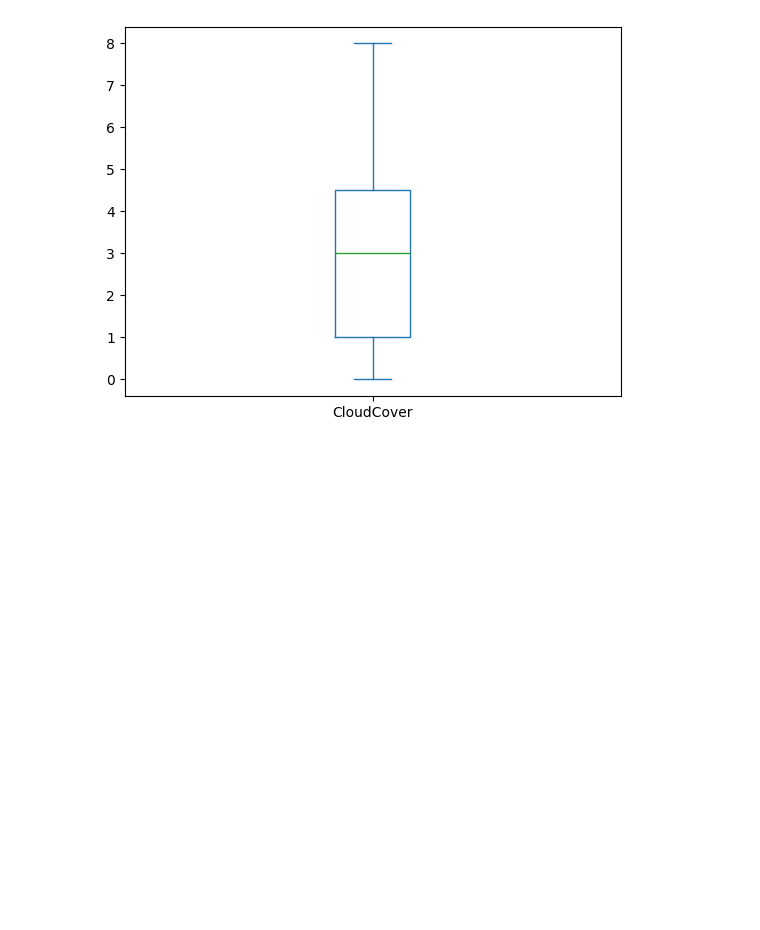
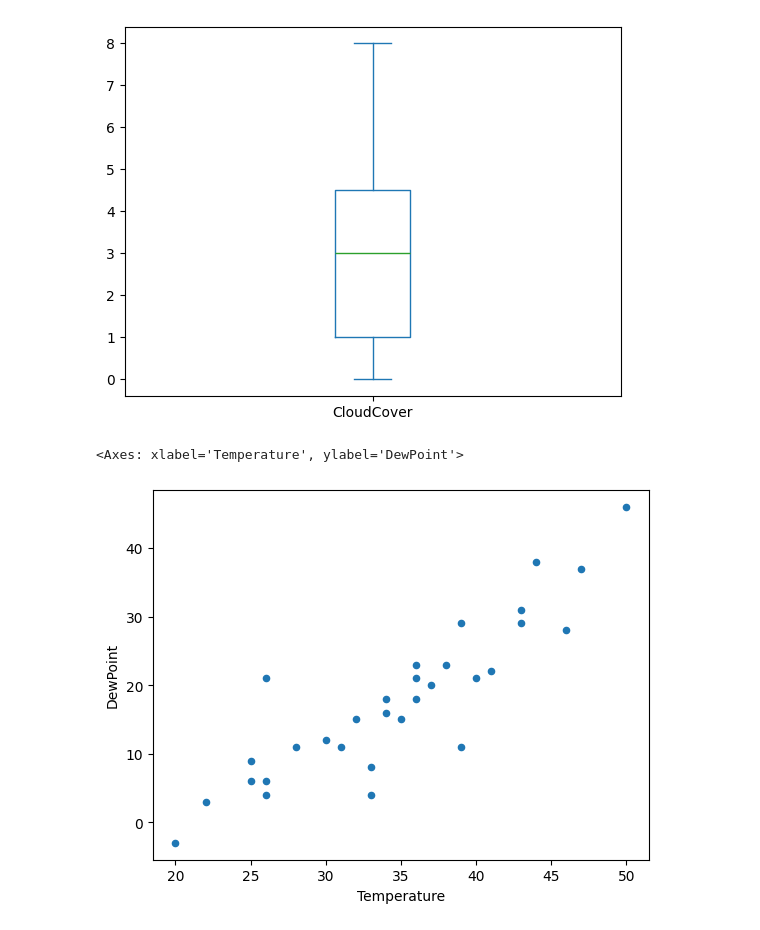
Before and after one commit to Tolash123/Machine_learning_and_Deep_learning, a Jupyter notebook: Module2-python for Data Analysis/5. Pandas intermediate to Advance/pandas.ipynb, the cells around one changed output. Drawn from its saved outputs; the diff is of its cells as text; code cells hidden in the pictures; blank space fills up the shorter version.

```diff
--- a/Module2-python for Data Analysis/5. Pandas intermediate to Advance/pandas.ipynb
+++ b/Module2-python for Data Analysis/5. Pandas intermediate to Advance/pandas.ipynb
@@ -455,3 +458,8 @@ df['CloudCover'].plot(kind='box')
 # %% [output]
 <Axes: >
 [figure]
+# %%
+df.plot(x='Temperature', y='DewPoint', kind='scatter')
+# %% [output]
+<Axes: xlabel='Temperature', ylabel='DewPoint'>
+[figure, added]
```
Also changed, not shown: parts of 3 cells of this notebook.
